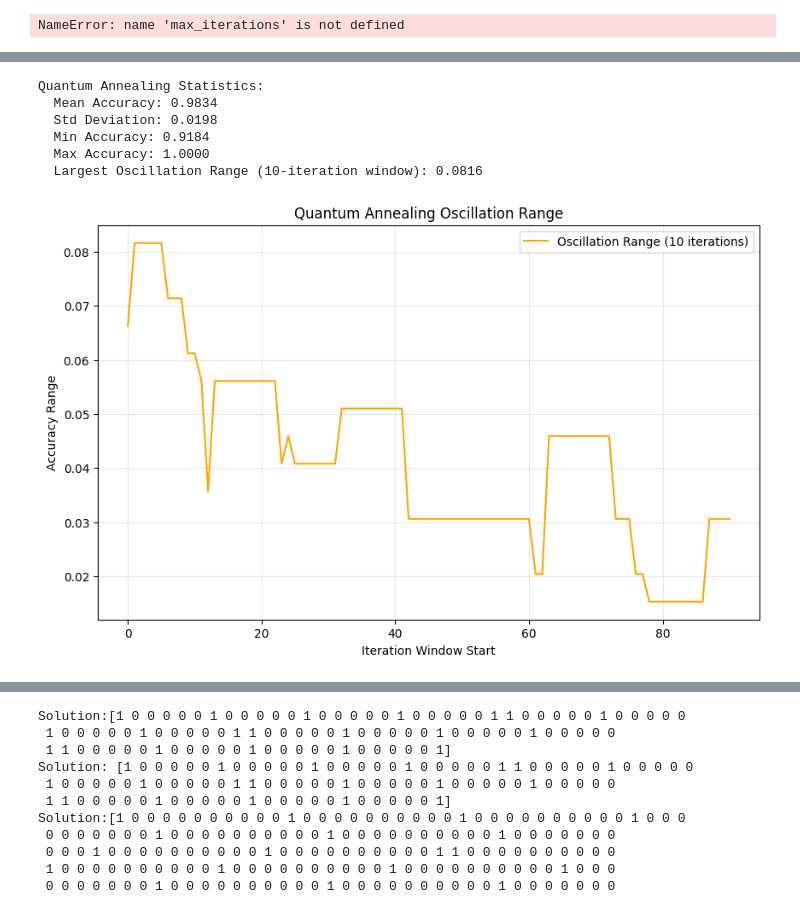
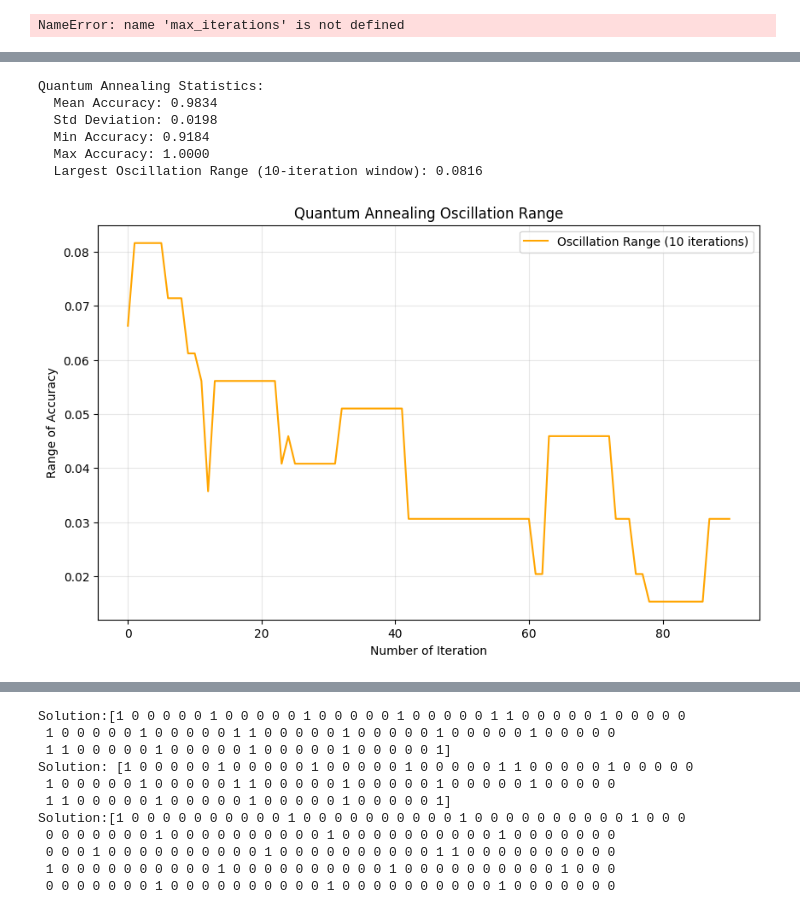
Before and after one commit to vitahehe/quantum-ocean-sdk, a Jupyter notebook: ENERGYCONVERGENCENOISE.ipynb, the cells around one changed output, grey strips where cells are left out. Drawn from its saved outputs; the diff is of its cells as text; code cells hidden in the pictures.

```diff
--- a/ENERGYCONVERGENCENOISE.ipynb
+++ b/ENERGYCONVERGENCENOISE.ipynb
@@ -375,36 +376,36 @@ mean_accuracy = np.mean(quantum_annealing)
 std_accuracy = np.std(quantum_annealing)
 min_accuracy = np.min(quantum_annealing)
 max_accuracy = np.max(quantum_annealing)
 
 # Compute range of oscillations (max-min window)
 rolling_window_size = 10
 rolling_ranges = [np.ptp(quantum_annealing[i:i + rolling_window_size]) for i in range(len(quantum_annealing) - rolling_window_size + 1)]
 
 # Print key statistics
 print(f"Quantum Annealing Statistics:")
 print(f"  Mean Accuracy: {mean_accuracy:.4f}")
 print(f"  Std Deviation: {std_accuracy:.4f}")
 print(f"  Min Accuracy: {min_accuracy:.4f}")
 print(f"  Max Accuracy: {max_accuracy:.4f}")
 print(f"  Largest Oscillation Range (10-iteration window): {max(rolling_ranges):.4f}")
 
 # Plot the rolling oscillation range
 plt.figure(figsize=(10, 6))
 plt.plot(range(len(rolling_ranges)), rolling_ranges, label="Oscillation Range (10 iterations)", color='orange')
 plt.title("Quantum Annealing Oscillation Range")
-plt.xlabel("Iteration Window Start")
-plt.ylabel("Accuracy Range")
+plt.xlabel("Number of Iteration")
+plt.ylabel("Range of Accuracy")
 plt.legend()
 plt.grid(alpha=0.3)
 plt.show()
 # %% [output]
 Quantum Annealing Statistics:
   Mean Accuracy: 0.9834
   Std Deviation: 0.0198
   Min Accuracy: 0.9184
   Max Accuracy: 1.0000
   Largest Oscillation Range (10-iteration window): 0.0816
-[figure, old version]
+[figure, new version]
 # %%
 def add_tracking_noise(event, sigma_position, sigma_angle):
     """
```
Also changed, not shown: parts of 5 cells of this notebook, 4 other files.
